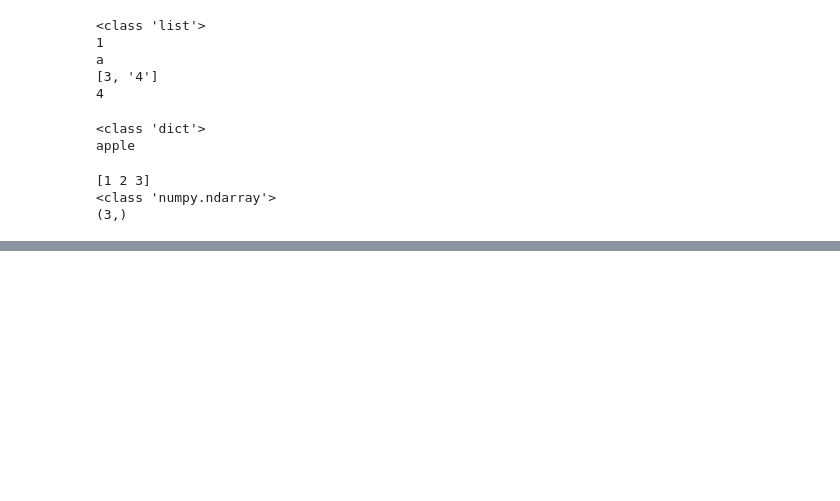
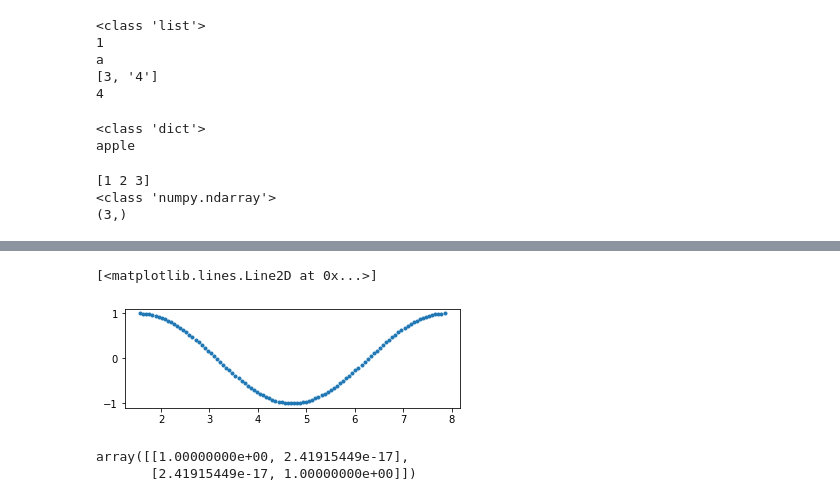
Before and after one commit to vielleicht4/phonetics2022fall, a Jupyter notebook: Untitled1.ipynb, the cells around one changed output, grey strips where cells are left out. Saved outputs shown, nothing was run; the diff lists cells and outputs as text; code cells hidden in the pictures; blank space fills up the shorter version.

```diff
--- a/Untitled1.ipynb
+++ b/Untitled1.ipynb
@@ -220,0 +340,13 @@ print(x.shape)
+# %%
+theta2 = np.linspace(0, 2*np.pi, 100) + np.pi/2
+s2 = np.sin(theta2)
+plt.subplot(2, 1, 2)
+plt.plot(theta2, s2, '.')
+# %% [output]
+[<matplotlib.lines.Line2D at 0x...>]
+[figure, added]
+# %%
+np.corrcoef(s1,s2)
+# %% [output]
+array([[1.00000000e+00, 2.41915449e-17],
+       [2.41915449e-17, 1.00000000e+00]])
```
Also changed, not shown: parts of 9 cells of this notebook.
